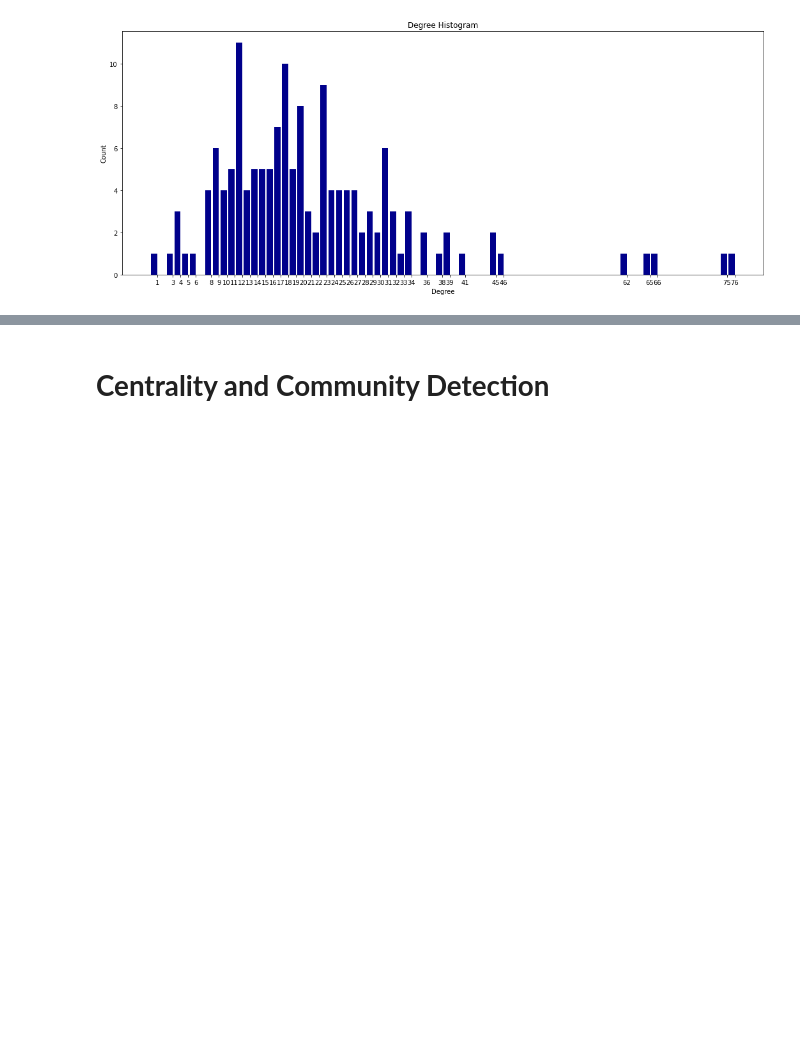
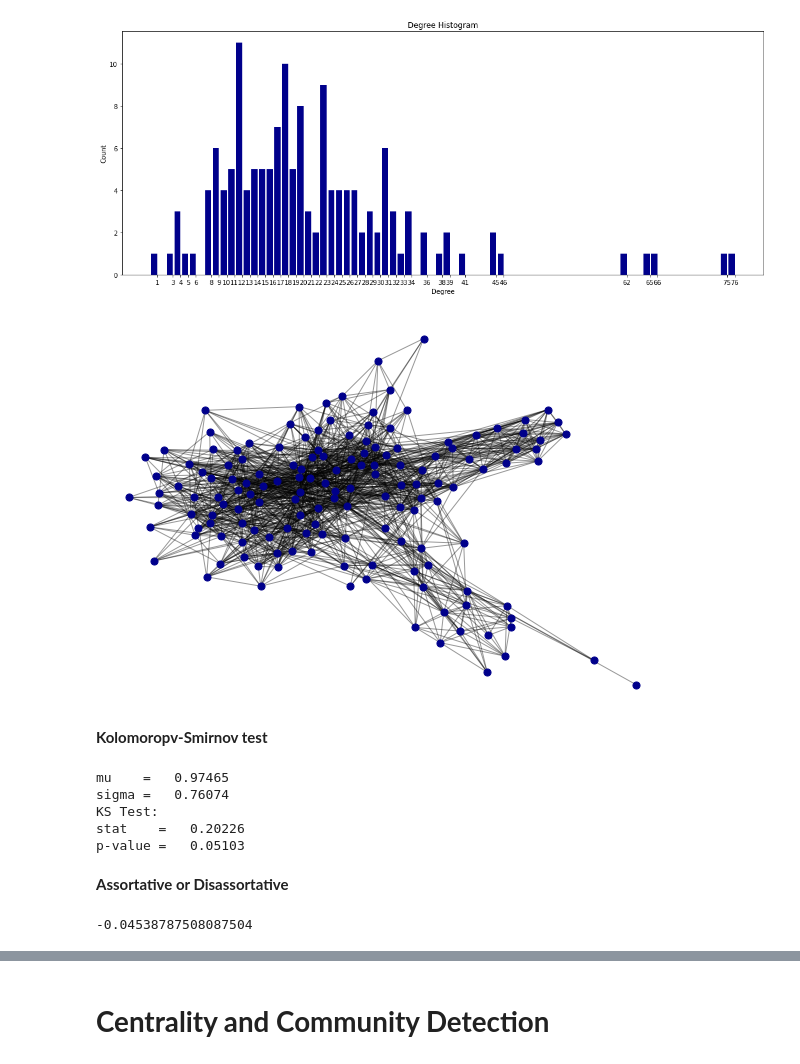
Before and after one commit to Elangoraj/Social-network-analysis, a Jupyter notebook: Networks.ipynb, the cells around one changed output, grey strips where cells are left out. Saved outputs shown, nothing was run; the diff lists cells and outputs as text; code cells hidden in the pictures; blank space fills up the shorter version.

```diff
--- a/Networks.ipynb
+++ b/Networks.ipynb
@@ -88,3 +96,20 @@ plt.show()
 Degree sequence [76, 75, 66, 65, 62, 46, 45, 45, 41, 39, 39, 38, 36, 36, 34, 34, 34, 33, 32, 32, 32, 31, 31, 31, 31, 31, 31, 30, 30, 29, 29, 29, 28, 28, 27, 27, 27, 27, 26, 26, 26, 26, 25, 25, 25, 25, ...
 Degree frequencies Counter({12: 11, 18: 10, 23: 9, 20: 8, 17: 7, 31: 6, 9: 6, 19: 5, 16: 5, 15: 5, 14: 5, 11: 5, 27: 4, 26: 4, 25: 4, 24: 4, 13: 4, 10: 4, 8: 4, 34: 3, 32: 3, 29: 3, 21: 3, 4: 3, 45: 2 ...
 [figure]
+# %%
+#Draw the network inside the barplot
+# plt.axes([0.4, 0.4, 0.5, 0.5])
+
+plt.figure(figsize=(10,7))
+#Select the largest connected component of the network:
+Gcc = Gx.subgraph(sorted(nx.connected_components(Gx), key=len, reverse=True)[0])
+
+pos = nx.spring_layout(Gx) #<-- Set the layout of the network
+plt.axis('off') #<-- Remove the axis of the network plot
+nx.draw_networkx_nodes(Gx, pos, node_color= 'darkblue',node_size=50) #<-- Plot the nodes
+nx.draw_networkx_edges(Gx, pos, alpha=0.4) #<-- Plot the edges
+plt.show()
+# %% [output]
+[figure, added]
+# %% [markdown]
+**Kolomoropv-Smirnov test**
@@ -90,0 +118,26 @@ Degree frequencies Counter({12: 11, 18: 10, 23: 9, 20: 8, 17: 7, 31: 6, 9: 6, 19
+# %%
+from scipy.stats import lognorm, kstest
+
+sigma, loc, scale = lognorm.fit(dc, floc=0)
+
+mu = np.log(scale)
+
+print("mu    = %9.5f" % mu)
+print("sigma = %9.5f" % sigma)
+
+stat, p = kstest(dc, 'lognorm', args=(sigma, 0, scale))
+print("KS Test:")
+print("stat    = %9.5f" % stat)
+print("p-value = %9.5f" % p)
+# %% [output]
+mu    =   0.97465
+sigma =   0.76074
+KS Test:
+stat    =   0.20226
+p-value =   0.05103
+# %% [markdown]
+**Assortative or Disassortative**
+# %%
+nx.degree_assortativity_coefficient(Gx)
+# %% [output]
+-0.04538787508087504
```
Also changed, not shown: parts of 11 cells of this notebook.
